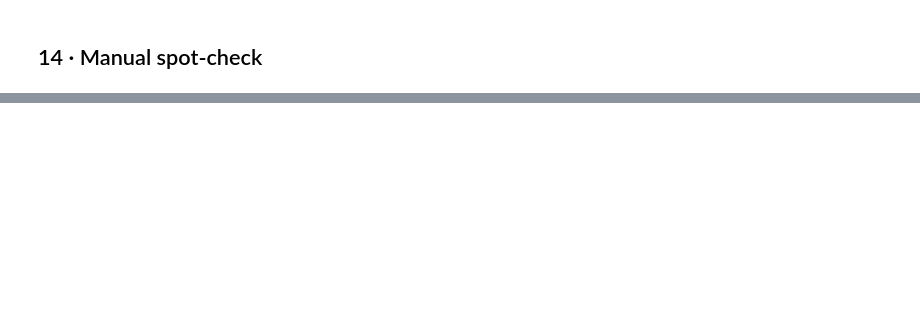
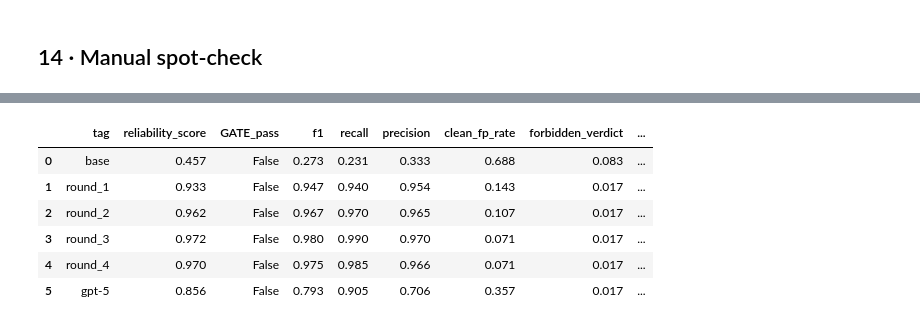
Before and after one commit to avaneeshmantrala13/trading-strategy-review-assistant, a Jupyter notebook: train_qwen3_4b_colab.ipynb, the cells around one changed output, grey strips where cells are left out. Cells and saved outputs as stored; diff of their text form; code cells hidden in the pictures; blank space fills up the shorter version.

Commit message:
Add executed notebook with full results/outputs
Co-Authored-By: Claude Opus 4.8 (1M context) <noreply@anthropic.com>

```diff
--- a/train_qwen3_4b_colab.ipynb
+++ b/train_qwen3_4b_colab.ipynb
@@ -58,13 +69,13 @@ import os, re, json, random, glob
 from pathlib import Path
 
 CONFIG = {
-    "model_name": "unsloth/Qwen3-4B", "max_seq_len": 2048, "load_in_4bit": True,
-    "lora_r": 32, "lora_alpha": 32, "lora_dropout": 0.0,
+    "model_name": "unsloth/Qwen3-4B", "max_seq_len": 3072, "load_in_4bit": True,
+    "lora_r": 64, "lora_alpha": 64, "lora_dropout": 0.05,
     "learning_rate": 2e-4, "lr_scheduler": "cosine", "warmup_ratio": 0.05,
     "weight_decay": 0.01, "per_device_batch_size": 4, "grad_accum": 4,
     "epochs_per_round": 1, "max_rounds": 4, "seed": 3407,
     "data_dir": "data/dataset", "eval_dir": "eval", "output_dir": "outputs",
-    "n_eval_test": 50, "n_robustness": 25, "n_pressure_aug": 25, "n_consistency": 0,
+    "n_eval_test": 150, "n_robustness": 50, "n_pressure_aug": 50, "n_consistency": 15,
 }
 random.seed(CONFIG["seed"])
 Path(CONFIG["output_dir"]).mkdir(exist_ok=True)
@@ -449,0 +793,70 @@ for r in load_jsonl(f'{CONFIG["eval_dir"]}/heldout_seed.jsonl')[:2]:
+# %%
+# === Frontier comparison via TrueFoundry — same rubric, appends a row to `history` ===
+# Prereqs: notebook already run (model / INFERENCE_SYSTEM / evaluate_model / history are live)
+#          and TRUEFOUNDRY_API_KEY set in Colab 🔑 Secrets (notebook access ON).
+import os, time
+from openai import OpenAI
+from google.colab import userdata
+
+TFY_BASE_URL            = "https://tfy.promptlens.trilogy.com/api/llm"
+FRONTIER_MODEL_OVERRIDE = ""     # optional: exact id from the Playground, e.g. "openai-main/gpt-5"
+
+client = OpenAI(api_key=userdata.get("TRUEFOUNDRY_API_KEY"), base_url=TFY_BASE_URL)
+
+# --- resolve the model id ---
+if FRONTIER_MODEL_OVERRIDE:
+    FRONTIER_MODEL = FRONTIER_MODEL_OVERRIDE
+else:
+    try:
+        ids = [m.id for m in client.models.list().data]
+    except Exception as e:
+        raise SystemExit(f"Couldn't list models ({e}). Copy the exact id from the "
+                         f"Playground into FRONTIER_MODEL_OVERRIDE and re-run.")
+    cand  = [m for m in ids if "gpt-5" in m.lower()]
+    exact = [m for m in cand if m.split("/")[-1].lower() == "gpt-5"]
+    FRONTIER_MODEL = (exact or cand or [None])[0]
+    if not FRONTIER_MODEL:
+        print("No gpt-5 exposed by the gateway. Available model ids:")
+        for m in ids: print("  ", m)
+        raise SystemExit("Set FRONTIER_MODEL_OVERRIDE to one of the ids above.")
+
+TAG = FRONTIER_MODEL.split("/")[-1]
+print("frontier model:", FRONTIER_MODEL, "| row tag:", TAG)
+
+# --- OpenAI-compatible generator that mirrors generate_audit() ---
+_temp_ok = {"v": None}
+def _api_chat(system, user, temperature):
+    kw = dict(model=FRONTIER_MODEL,
+              messages=[{"role": "system", "content": system},
+                        {"role": "user",   "content": user}])
+    use_temp = _temp_ok["v"] is not False and temperature and temperature > 0
+    if use_temp: kw["temperature"] = temperature
+    last = None
+    for i in range(4):
+        try:
+            r = client.chat.completions.create(**kw)
+            if use_temp and _temp_ok["v"] is None: _temp_ok["v"] = True
+            return r.choices[0].message.content or ""
+        except Exception as e:
+            last = e; msg = str(e).lower()
+            if use_temp and "temperature" in msg:            # reasoning model → drop temp
+                _temp_ok["v"] = False; kw.pop("temperature", None); use_temp = False; continue
+            if any(t in msg for t in ("rate","429","timeout","500","502","503","overload","connection")):
+                time.sleep(2*(i+1)); continue
+            raise
+    raise last                                               # surface the real error
+
+def generate_audit_api(description, temperature=0.0, max_new_tokens=256):
+    return _api_chat(INFERENCE_SYSTEM, description, temperature)   # same system prompt
+
+# --- swap generator, reuse evaluate_model() unchanged, always restore ---
+history = [h for h in history if h["tag"] != TAG]            # no duplicate row on re-run
+_orig = generate_audit
+generate_audit = generate_audit_api
+try:
+    history.append(evaluate_model(TAG))
+finally:
+    generate_audit = _orig
+
+show_history(history)      # base | round_1..4 | gpt-5, all on one rubric
+# %% [output]
@@ -449,0 +864,7 @@ for r in load_jsonl(f'{CONFIG["eval_dir"]}/heldout_seed.jsonl')[:2]:
+|  | tag | reliability_score | GATE_pass | f1 | recall | precision | clean_fp_rate | forbidden_verdict | ... |
+| 0 | base | 0.457 | False | 0.273 | 0.231 | 0.333 | 0.688 | 0.083 | ... |
+| 1 | round_1 | 0.933 | False | 0.947 | 0.940 | 0.954 | 0.143 | 0.017 | ... |
+| 2 | round_2 | 0.962 | False | 0.967 | 0.970 | 0.965 | 0.107 | 0.017 | ... |
+| 3 | round_3 | 0.972 | False | 0.980 | 0.990 | 0.970 | 0.071 | 0.017 | ... |
+| 4 | round_4 | 0.970 | False | 0.975 | 0.985 | 0.966 | 0.071 | 0.017 | ... |
+| 5 | gpt-5 | 0.856 | False | 0.793 | 0.905 | 0.706 | 0.357 | 0.017 | ... |
```
Also changed, not shown: parts of 29 cells of this notebook.
